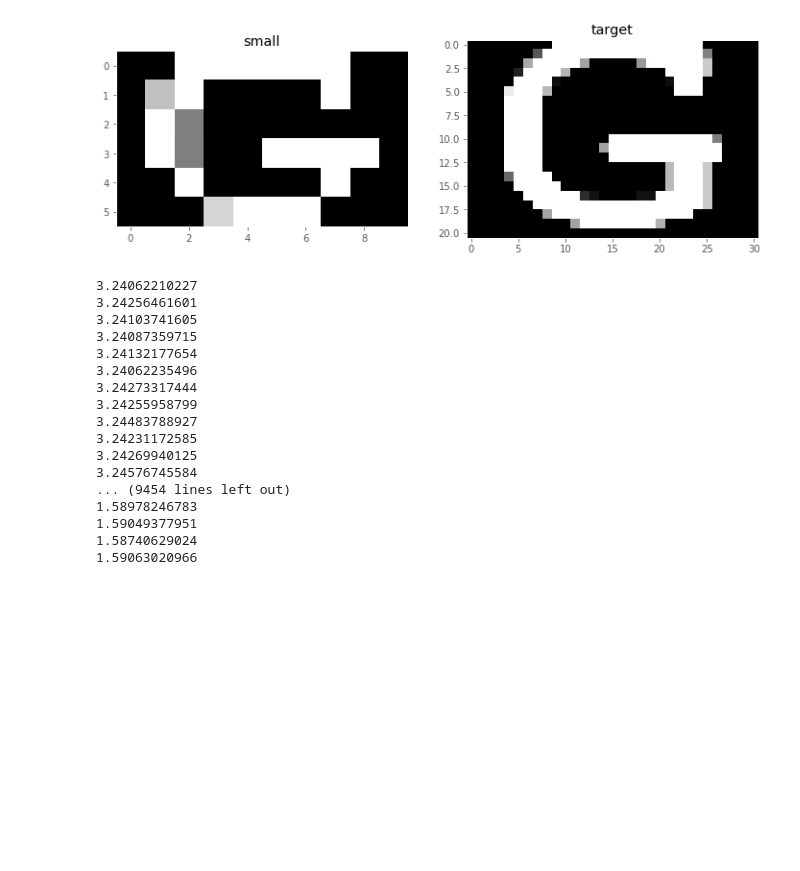
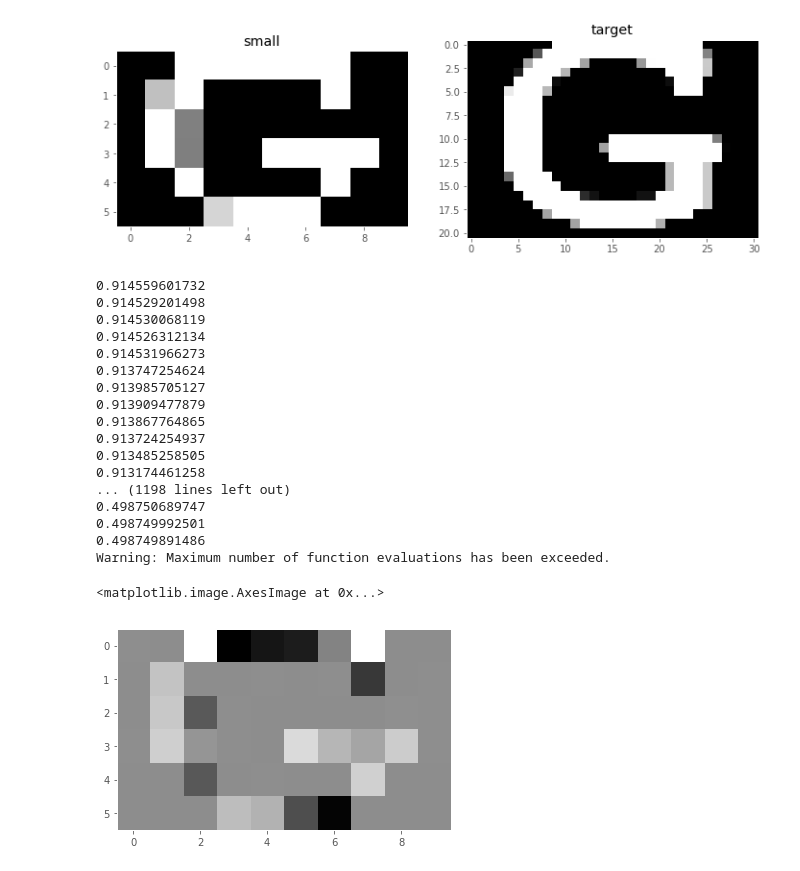
Before and after one commit to mbeyeler/pulse2percept, a Jupyter notebook: examples/notebooks/2.0-tm-fit.ipynb, the cells around one changed output. Cells and saved outputs as stored; diff of their text form; code cells hidden in the pictures; blank space fills up the shorter version.

Commit message:
add letter fit

```diff
--- a/examples/notebooks/2.0-tm-fit.ipynb
+++ b/examples/notebooks/2.0-tm-fit.ipynb
@@ -65,7 +112,7 @@ class InterpSim(p2p.Simulation):
 implant = p2p.implants.ArgusII()
 # %%
 # The approximated model, interpolated from an input-output function
-sim = InterpSim(implant)
+sim = InterpSim(implant)i
 sim.set_optic_fiber_layer(sampling=200)
 sim.set_ganglion_cell_layer('temporal-model-amps-freqs-ecs.dat')
 sim.gcl.grid
@@ -79,7 +126,7 @@ sim.gcl.grid
  array([ 0. ,  0.1,  0.2,  0.3,  0.4,  0.5,  0.6,  0.7,  0.8,  0.9,  1. ,
          1.1,  1.2,  1.3,  1.4,  1.5]))
 # %%
-img = 255 - skio.imread('letters/G.jpg')
+img = 255 - skio.imread(letterfile)
 img.shape, img.min(), img.max()
 # %% [output]
 ((200, 256), 0, 255)
@@ -119,30 +155,24 @@ def calc_error(target, pred, amps, lmb=0.01):
-# %%
-def step_model(amps, target, sim, lmb=0.01):
-    pred = sim.pulse2percept(amps, 20, layers=['GCL'])
-    err = calc_error(target, pred / pred.max(), amps, lmb)
-    print(err)
-    return err
 # %%
 assert calc_error(target, target, np.zeros(10), 0.1) == 0.0
 assert np.isclose(calc_error(target, target, np.ones(2), 0.25), 0.25 * np.sqrt(2))
 # %%
-amps0 = np.random.rand(60) * 50
-xopt, fopt = scpo.fmin(step_model, amps0, args=(target, sim, 0.01))
+xopt = scpo.fmin(step_model, img_small, args=(target, sim, layers, 0.01),
+                 maxfun=500 * img_small.size)
 # %% [output]
-3.24062210227
-3.24256461601
-3.24103741605
-3.24087359715
-3.24132177654
-3.24062235496
-3.24273317444
-3.24255958799
-3.24483788927
-3.24231172585
-3.24269940125
-3.24576745584
-... (9454 lines left out)
-1.58978246783
-1.59049377951
-1.58740629024
-1.59063020966
+0.914559601732
+0.914529201498
+0.914530068119
+0.914526312134
+0.914531966273
+0.913747254624
+0.913985705127
+0.913909477879
+0.913867764865
+0.913724254937
+0.913485258505
+0.913174461258
+... (1198 lines left out)
+0.498750689747
+0.498749992501
+0.498749891486
+Warning: Maximum number of function evaluations has been exceeded.
@@ -150,0 +181,6 @@ meow + 2
+# %%
+out_opt = sim.pulse2percept(xopt, 20, layers=layers)
+out_opt.shape
+# %% [output]
+<matplotlib.image.AxesImage at 0x...>
+[figure, added]
```
Also changed, not shown: parts of 23 cells of this notebook, 4 other files.
